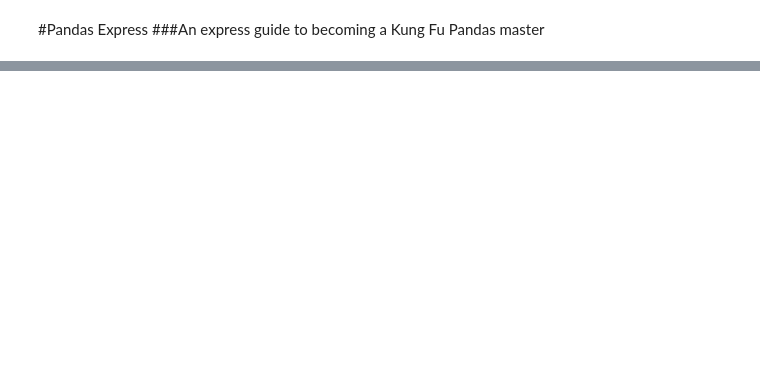
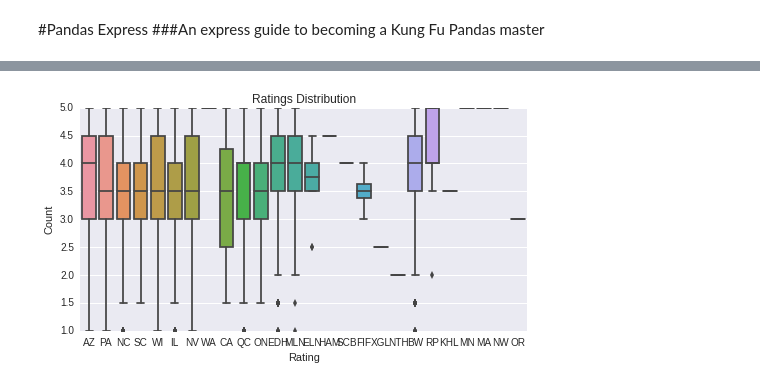
Before and after one commit to karenxiao/pandas-express, a Jupyter notebook: pandas_express.ipynb, the cells around one changed output, grey strips where cells are left out. Drawn from its saved outputs; the diff is of its cells as text; code cells hidden in the pictures; blank space fills up the shorter version.

Commit message:
adding seaborn plotting

```diff
--- a/pandas_express.ipynb
+++ b/pandas_express.ipynb
@@ -138,0 +78,6 @@ plt.show()
+# %%
+'''
+from_dict()
+Construct a DataFrame from dict of array-like or dicts
+'''
+business_df = pd.DataFrame.from_dict(data)
@@ -138,0 +194,6 @@ plt.show()
+# %%
+# Create dummy variables for categories
+categories_df = business_df['categories'].str.join(sep=',').str.get_dummies(sep=',')
+# %%
+# Merge it with our original dataframe
+business_df = pd.merge(business_df, categories_df, left_index = True, right_index = True)
@@ -138,0 +270,9 @@ plt.show()
+# %%
+sns.set(rc={"figure.figsize": (8, 4)})
+
+sns.distplot(business_df['stars'], kde=False, bins=10)
+
+plt.title('Ratings Distribution')
+plt.xlabel('Rating')
+plt.ylabel('Count')
+plt.show()
@@ -138,0 +281,11 @@ plt.show()
+# %%
+sns.set(rc={"figure.figsize": (8, 4)})
+
+sns.boxplot(data=business_df, x='state', y='stars', orient='v')
+
+plt.title('Ratings Distribution')
+plt.xlabel('Rating')
+plt.ylabel('Count')
+plt.show()
+# %% [output]
+[figure, added]
```
Also changed, not shown: parts of 43 cells of this notebook.
